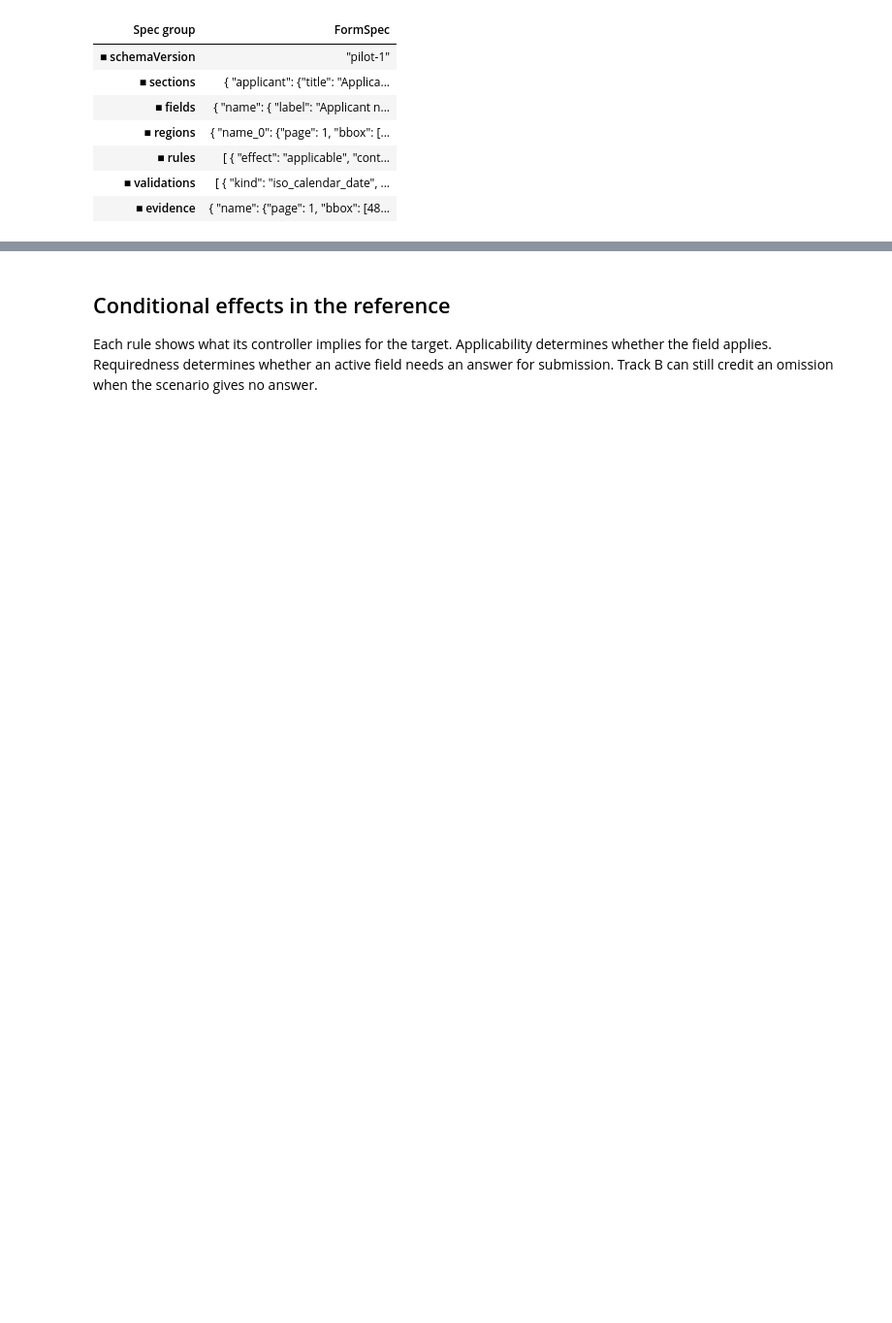
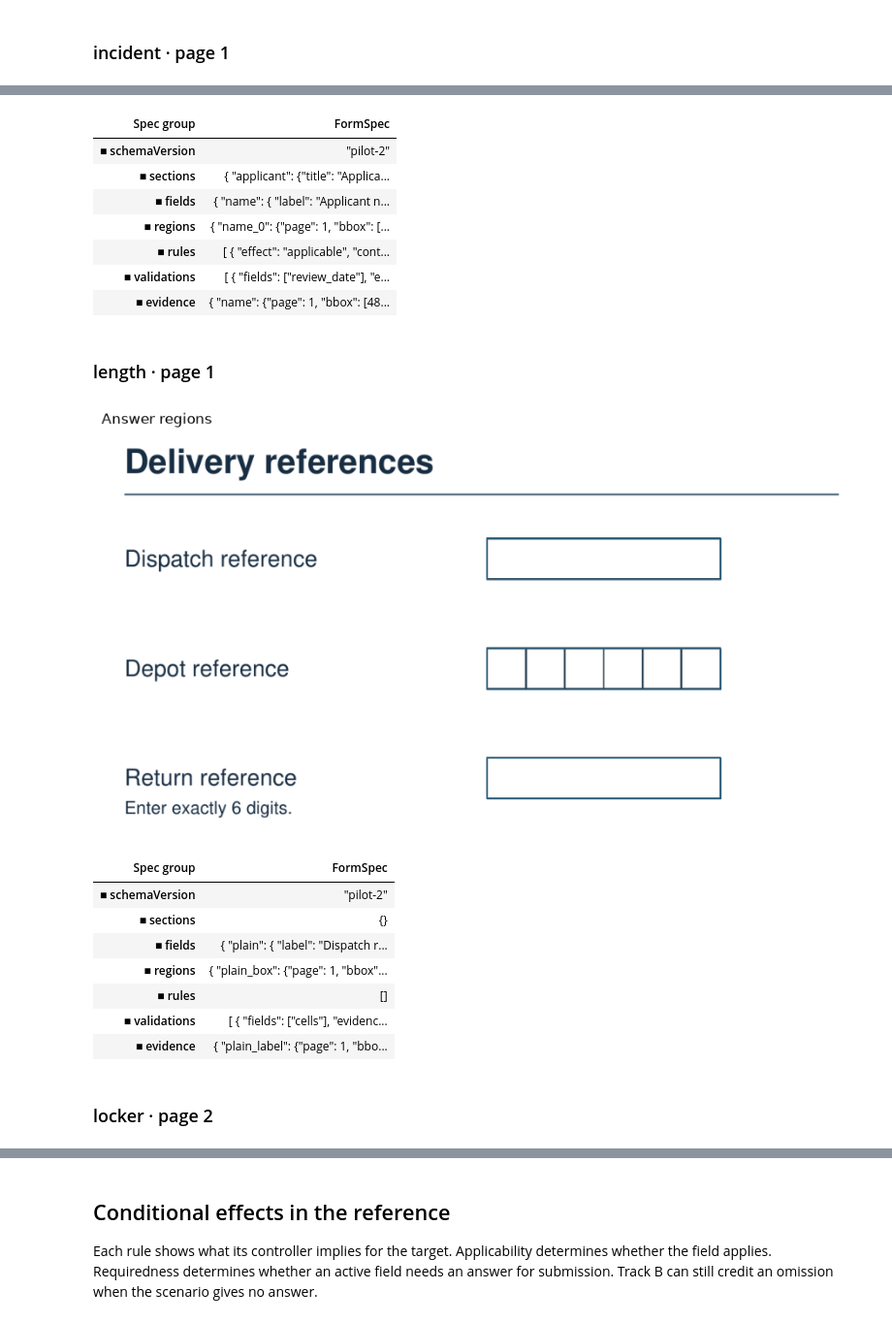
Before and after one commit to globalforms/metric-pilot, a Jupyter notebook: GlobalForms-metric-pilot.ipynb, the cells around one changed output, grey strips where cells are left out. Shown at 97% size. Saved outputs shown, nothing was run; the diff lists cells and outputs as text; code cells hidden in the pictures; blank space fills up the shorter version.

Commit message:
Unify the rendered metric guide and add local annotation review (Jordy-VL/form2agent#304)

```diff
--- a/GlobalForms-metric-pilot.ipynb
+++ b/GlobalForms-metric-pilot.ipynb
@@ -62,0 +11,31 @@ plt.show()
+# %%
+import os
+from pathlib import Path
+
+from IPython.display import IFrame, Markdown, display
+
+from globalforms.annotation_review import (
+    OmissionAnnotation, load_notebook_fixture, notebook_report_url, write_annotation_review,
+)
+from globalforms.fixtures import read_page, review_manifests
+from globalforms.source_pdf import fetch_aetna_pdf, write_pdf_preview
+
+FIXTURE = os.environ.get("GLOBALFORMS_FIXTURE", "all")
+
+reviews = {}
+for path in review_manifests(FIXTURE):
+    name = path.resolve().parent.name
+    output_dir = Path("output") / name
+    if path.suffix.lower() == ".pdf":
+        report = write_pdf_preview(path, output_dir / f"{path.stem}-preview.html")
+    else:
+        review = load_notebook_fixture(path)
+        if isinstance(review, OmissionAnnotation):
+            report = write_annotation_review(review, output_dir / "annotation.html")
+        else:
+            reviews[name] = review
+            print(f"{name} · page {review.page} · {len(review.track_a)} Track A · {len(review.track_b)} Track B")
+            continue
+    url = notebook_report_url(report)
+    display(Markdown(f"[Open the local review]({url})"))
+    display(IFrame(src=url, width="100%", height=820))
@@ -66,14 +49,13 @@ plt.show()
 The colors group the serialized spec as in the paper. Fields are blue, answer regions green, role declarations purple, rules amber and validations red. Expand the comparison under a prediction to see its changed entries alongside the reference. The comparison uses the IDs as supplied.
 
 `regions` locate where an answer goes. `evidenceIds` cite items in `evidence`, each a page and bounding box for source material such as a label, heading or instruction. The validator checks that a cited ID exists. Track A scores answer-region geometry, and Track B can use that geometry to align recovered fields. Neither track scores the location or relevance of the cited evidence.
-# %%
-review_spec
-# %% [output]
-| Spec group | FormSpec |
-| ■ schemaVersion | "pilot-1" |
-| ■ sections | { "applicant": {"title": "Applica... |
-| ■ fields | { "name": { "label": "Applicant n... |
-| ■ regions | { "name_0": {"page": 1, "bbox": [... |
-| ■ rules | [ { "effect": "applicable", "cont... |
-| ■ validations | [ { "kind": "iso_calendar_date", ... |
-| ■ evidence | { "name": {"page": 1, "bbox": [48... |
+# %%
+from globalforms.notebook_review import show_reference_page
+
+pages = {name: read_page(review) for name, review in reviews.items()}
+for name, review in reviews.items():
+    display(Markdown(f"### {name} · page {review.page}"))
+    show_reference_page(review, *pages[name])
+    display(review.reference)
+# %% [output]
+### incident · page 1
@@ -79,0 +63,19 @@ review_spec
+| Spec group | FormSpec |
+| ■ schemaVersion | "pilot-2" |
+| ■ sections | { "applicant": {"title": "Applica... |
+| ■ fields | { "name": { "label": "Applicant n... |
+| ■ regions | { "name_0": {"page": 1, "bbox": [... |
+| ■ rules | [ { "effect": "applicable", "cont... |
+| ■ validations | [ { "fields": ["review_date"], "e... |
+| ■ evidence | { "name": {"page": 1, "bbox": [48... |
+### length · page 1
+[figure, added]
+| Spec group | FormSpec |
+| ■ schemaVersion | "pilot-2" |
+| ■ sections | {} |
+| ■ fields | { "plain": { "label": "Dispatch r... |
+| ■ regions | { "plain_box": {"page": 1, "bbox"... |
+| ■ rules | [] |
+| ■ validations | [ { "fields": ["cells"], "evidenc... |
+| ■ evidence | { "plain_label": {"page": 1, "bbo... |
+### locker · page 2
```
Also changed, not shown: parts of 22 cells of this notebook, 34 other files.
